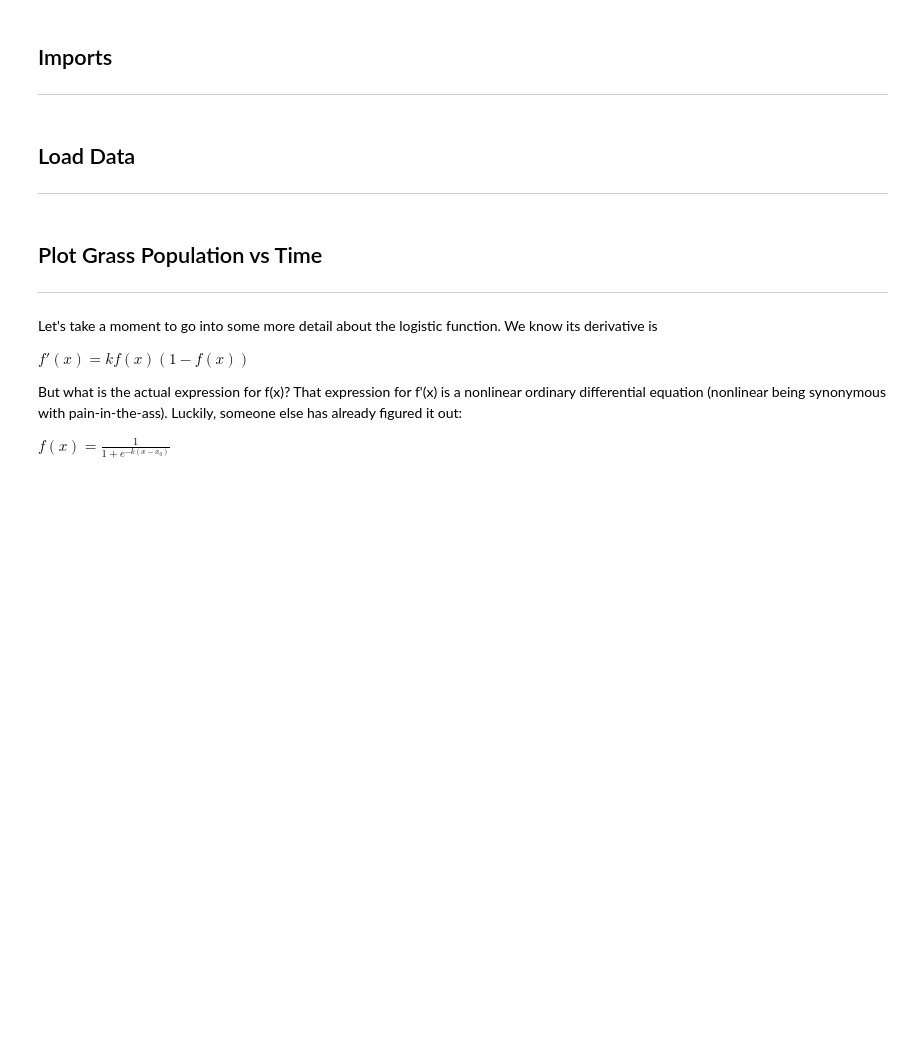
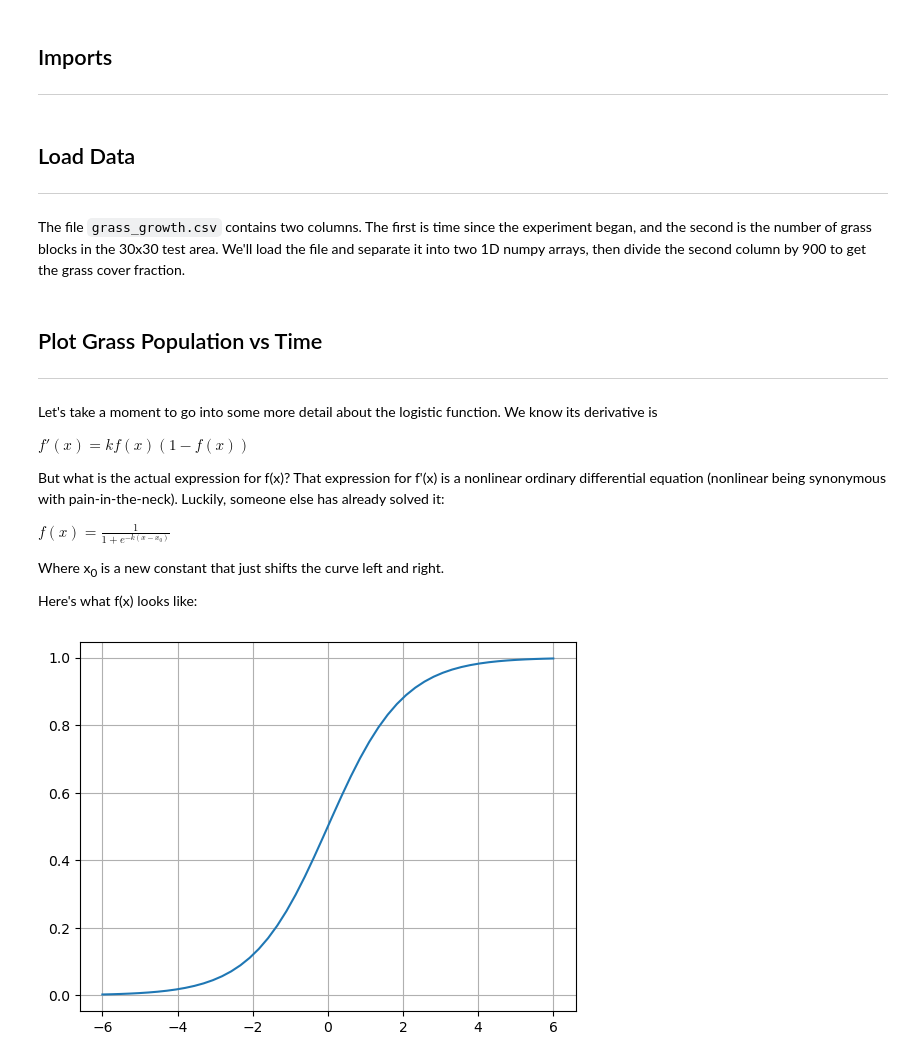
Before and after one commit to ELFREELAND/minecraft_sheep, a Jupyter notebook: grass_growth/grass_growth.ipynb, the cells around one changed output. Cells and saved outputs as stored; diff of their text form; code cells hidden in the pictures; blank space fills up the shorter version.

Commit message:
grass growth logistic fit

```diff
--- a/grass_growth/grass_growth.ipynb
+++ b/grass_growth/grass_growth.ipynb
@@ -12,6 +12,7 @@ import scipy as sp
 # %% [markdown]
 ## Load Data
 ***
+The file `grass_growth.csv` contains two columns. The first is time since the experiment began, and the second is the number of grass blocks in the 30x30 test area. We'll load the file and separate it into two 1D numpy arrays, then divide the second column by 900 to get the grass cover fraction.
 # %%
 with open("grass_growth.csv", "r") as f:
     whole_file = np.loadtxt(f, delimiter=",")
@@ -25,6 +27,25 @@ Let's take a moment to go into some more detail about the logistic function. We
 
 $f'(x) = kf(x)(1-f(x))$
 
-But what is the actual expression for f(x)? That expression for f'(x) is a nonlinear ordinary differential equation (nonlinear being synonymous with pain-in-the-ass). Luckily, someone else has already figured it out:
+But what is the actual expression for f(x)? That expression for f'(x) is a nonlinear ordinary differential equation (nonlinear being synonymous with pain-in-the-neck). Luckily, someone else has already solved it:
 
 $f(x) = \frac{1}{1+e^{-k(x-x_{0})}}$
+
+Where x<sub>0</sub> is a new constant that just shifts the curve left and right.
+
+Here's what f(x) looks like:
+# %%
+def logistic(x, k, x0):
+    return 1/(1 + np.exp(-k * (x - x0)))
+
+f, ax = plt.subplots()
+
+x_example = np.linspace(-6, 6)
+y_example = logistic(x_example, 1, 0)
+
+ax.plot(x_example, y_example)
+ax.grid(True)
+
+plt.show()
+# %% [output]
+[figure, added]
```
Also changed, not shown: parts of 9 cells of this notebook.
